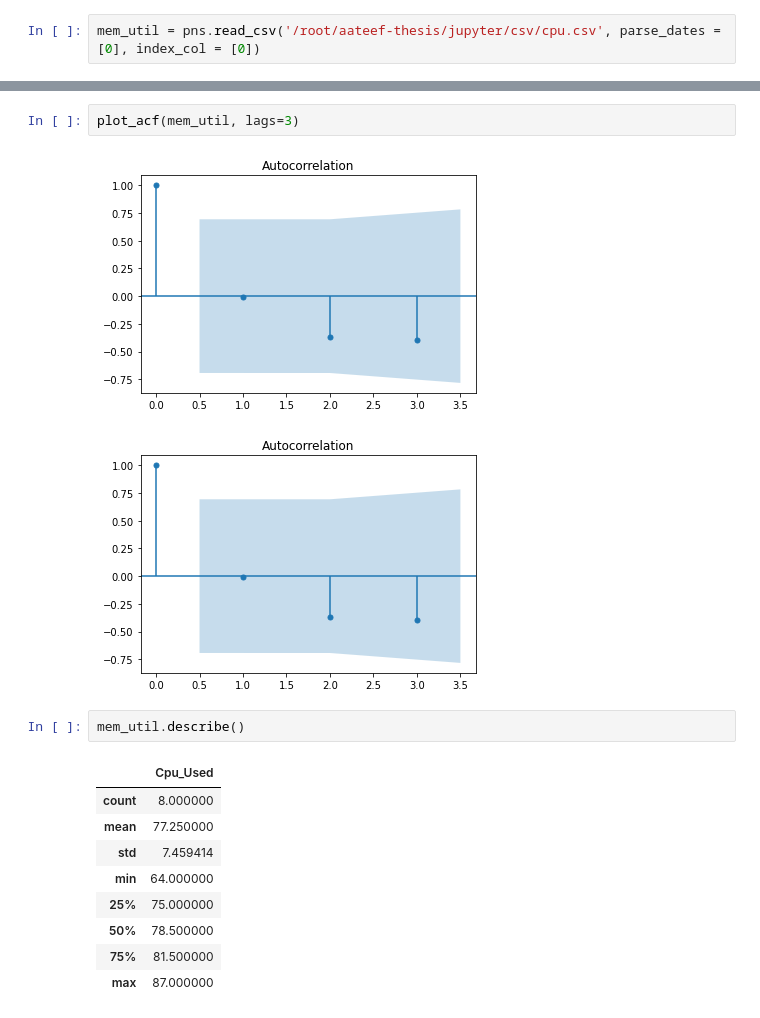
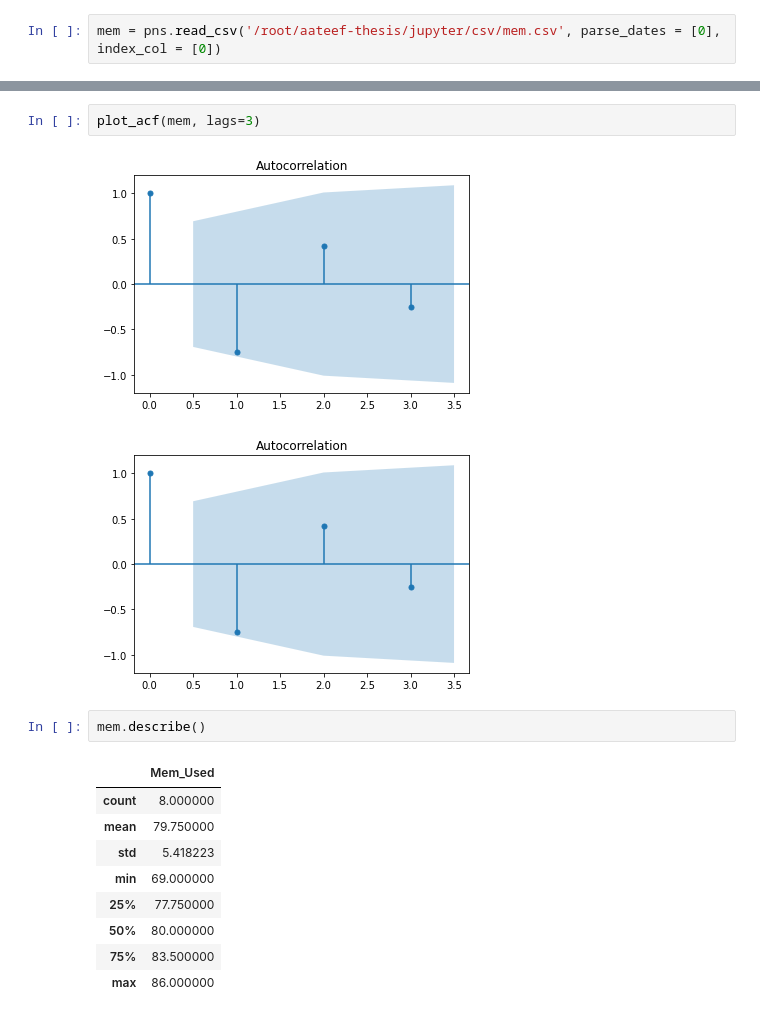
Before and after one commit to Aateefkhan/aateef-thesis, a Jupyter notebook: jupyter/memory.ipynb, the cells around one changed output, grey strips where cells are left out. Cells and saved outputs as stored; diff of their text form.

```diff
--- a/jupyter/memory.ipynb
+++ b/jupyter/memory.ipynb
@@ -8,2 +9,2 @@ import matplotlib.pyplot as plt
 # %%
-mem_util = pns.read_csv('/root/aateef-thesis/jupyter/csv/cpu.csv', parse_dates = [0], index_col = [0])
+mem = pns.read_csv('/root/aateef-thesis/jupyter/csv/mem.csv', parse_dates = [0], index_col = [0])
@@ -33,18 +34,18 @@ plot_pacf(mem_util, lags=3)
 # %%
-plot_acf(mem_util, lags=3)
+plot_acf(mem, lags=3)
 # %% [output]
-[figure, old version]
+[figure, new version]
-[figure, old version]
+[figure, new version]
 # %%
-mem_util.describe()
+mem.describe()
 # %% [output]
-|  | Cpu_Used |
+|  | Mem_Used |
 | count | 8.000000 |
-| mean | 77.250000 |
-| std | 7.459414 |
-| min | 64.000000 |
-| 25% | 75.000000 |
-| 50% | 78.500000 |
-| 75% | 81.500000 |
-| max | 87.000000 |
+| mean | 79.750000 |
+| std | 5.418223 |
+| min | 69.000000 |
+| 25% | 77.750000 |
+| 50% | 80.000000 |
+| 75% | 83.500000 |
+| max | 86.000000 |
 # %%
```
Also changed, not shown: parts of 13 cells of this notebook, 13 other files.
